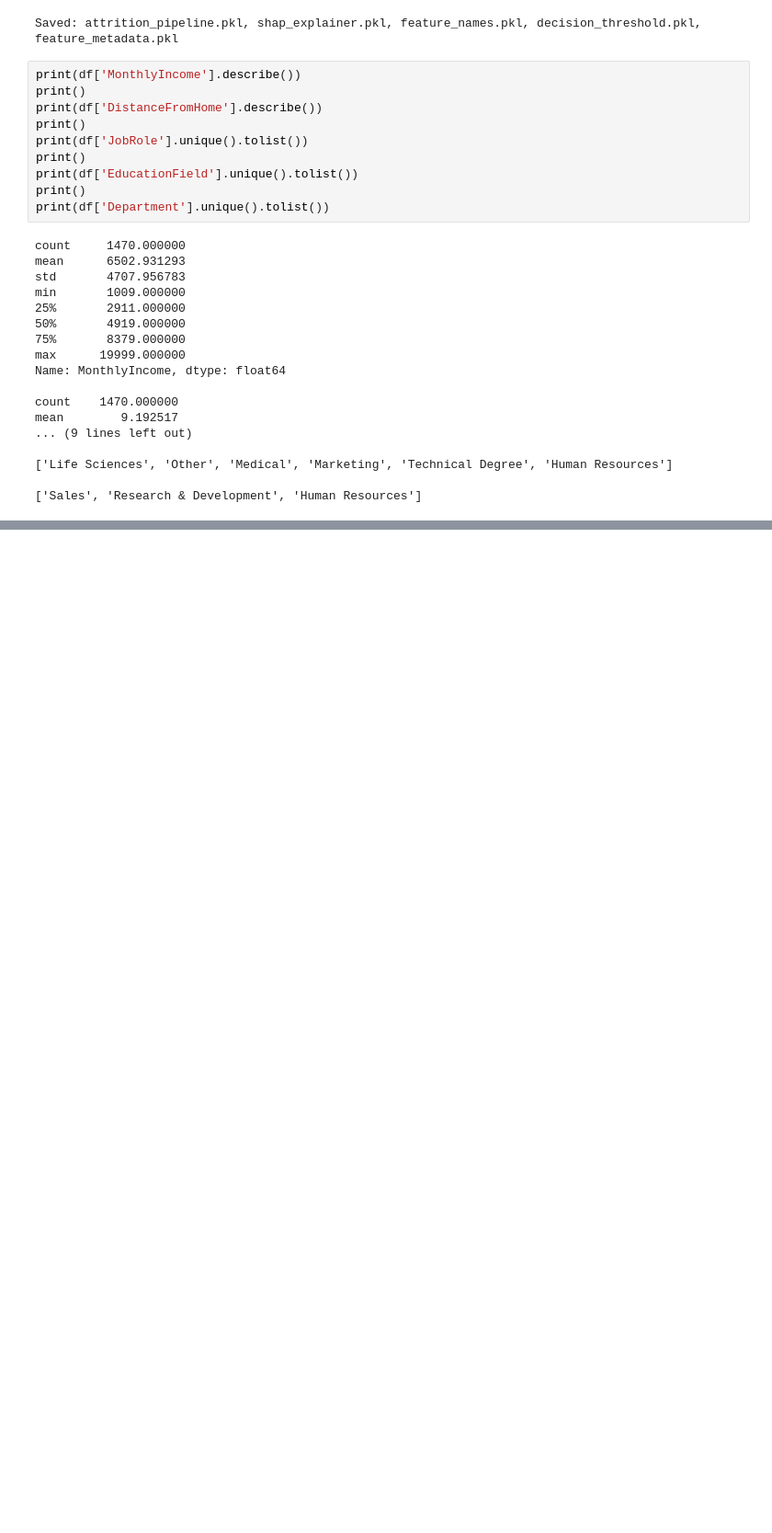
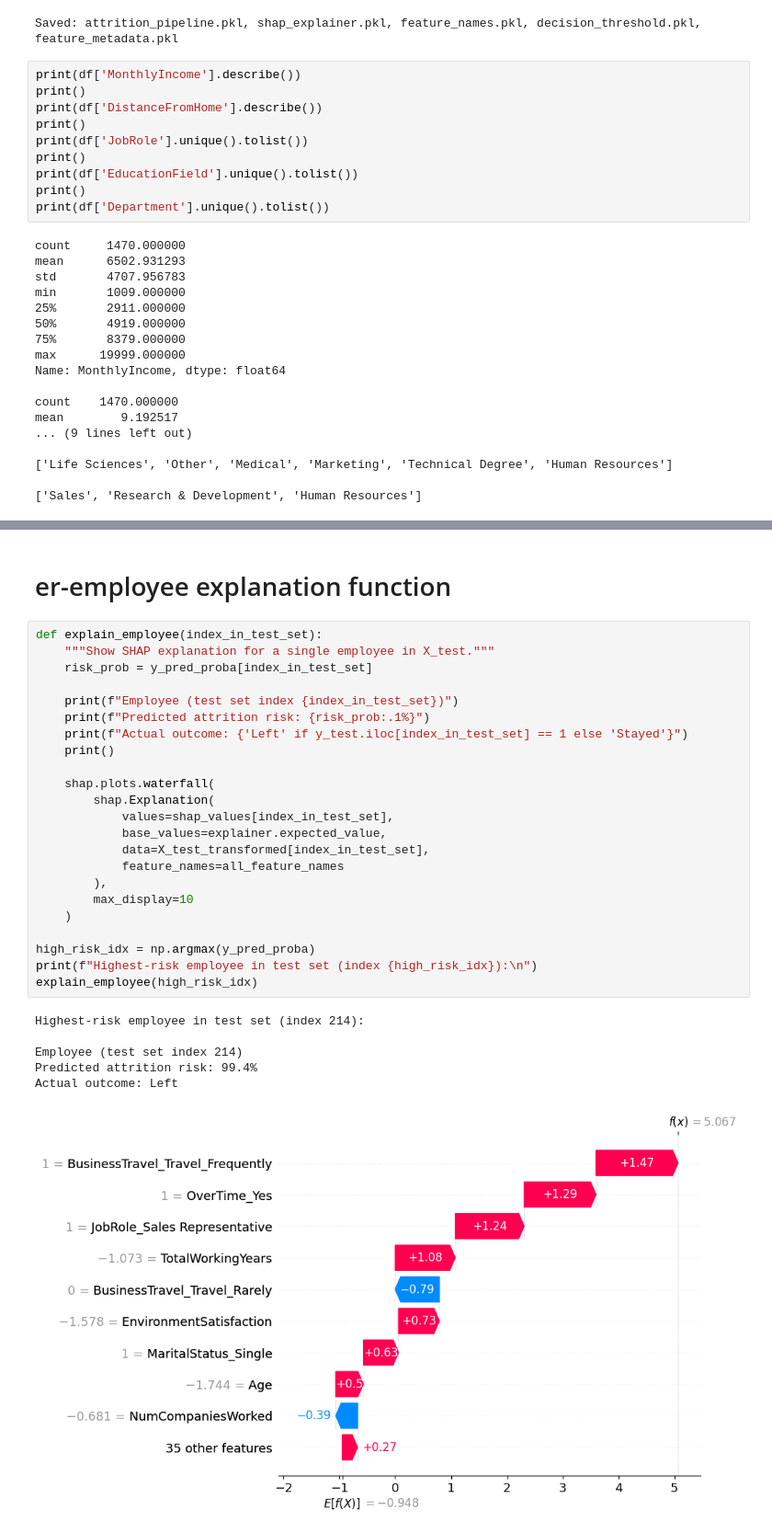
Before and after one commit to IsratMou/HR_Attrition_App, a Jupyter notebook: employee-attrition-prediction.ipynb, the cells around one changed output, grey strips where cells are left out. Shown at 92% size. Saved outputs shown, nothing was run; the diff lists cells and outputs as text; blank space fills up the shorter version.

```diff
--- a/employee-attrition-prediction.ipynb
+++ b/employee-attrition-prediction.ipynb
@@ -505,0 +701,32 @@ mean        9.192517
+# %% [markdown]
+# er-employee explanation function
+# %%
+def explain_employee(index_in_test_set):
+    """Show SHAP explanation for a single employee in X_test."""
+    risk_prob = y_pred_proba[index_in_test_set]
+
+    print(f"Employee (test set index {index_in_test_set})")
+    print(f"Predicted attrition risk: {risk_prob:.1%}")
+    print(f"Actual outcome: {'Left' if y_test.iloc[index_in_test_set] == 1 else 'Stayed'}")
+    print()
+
+    shap.plots.waterfall(
+        shap.Explanation(
+            values=shap_values[index_in_test_set],
+            base_values=explainer.expected_value,
+            data=X_test_transformed[index_in_test_set],
+            feature_names=all_feature_names
+        ),
+        max_display=10
+    )
+
+high_risk_idx = np.argmax(y_pred_proba)
+print(f"Highest-risk employee in test set (index {high_risk_idx}):\n")
+explain_employee(high_risk_idx)
+# %% [output]
+Highest-risk employee in test set (index 214):
+
+Employee (test set index 214)
+Predicted attrition risk: 99.4%
+Actual outcome: Left
+[figure, added]
```
Also changed, not shown: parts of 11 cells of this notebook.
